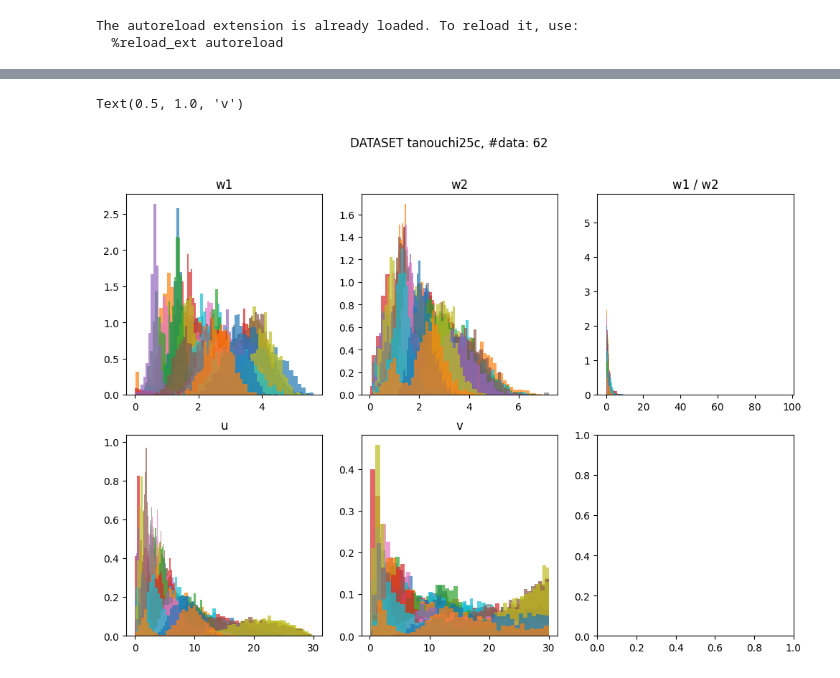
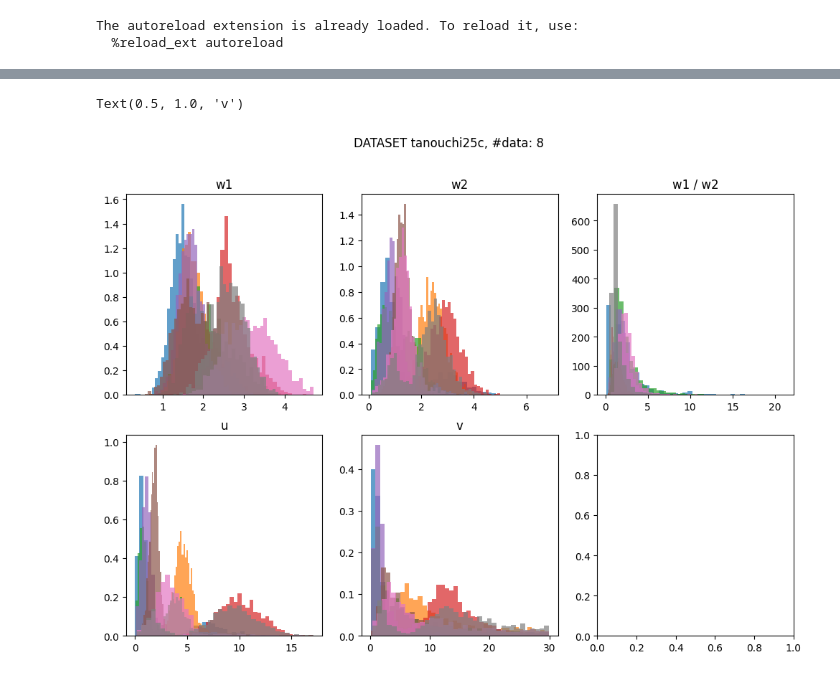
Before and after one commit to EmanueleSarte/microbial_growth, a Jupyter notebook: project_model2.ipynb, the cells around one changed output, grey strips where cells are left out. Drawn from its saved outputs; the diff is of its cells as text; code cells hidden in the pictures.

```diff
--- a/project_model2.ipynb
+++ b/project_model2.ipynb
@@ -94,7 +98,7 @@ susman18_set.df_name = "susman18"
 
 names_to_dataset_map = {d.df_name: d for d in [tanouchi25c_set, tanouchi37c_set, susman18_set]}
 
-df = tanouchi25c_set
+df = tanouchi37c_set
 WRITE_ON_FILE = True
 OUTPUT = False
 AUTO_FIND_P0 = True
@@ -102,9 +106,9 @@ FOLDER_PATH = "./results/"
 DF_NAME = df.df_name
 lineages = []
 nwalkers = 25
-chain_lenght = 3000
+chain_lenght = 5000
 discard = 1000
-thin_number = 35
+thin_number = 15
 model = Model2()
 no_model = 2
 run_id = get_run_id(model.__class__)
@@ -131,14 +135,14 @@ if USE_DATASET and START:
         v = 2.461
 
         if AUTO_FIND_P0:
-            truths = find_initial_params(df, model = no_model)
+            truths = find_initial_params(df, model_name = 'Model3')
         else:
             truths = [a, b, c, d, w2, u, v]
     elif model.__class__ == Model2:
         w1, w2, u, v = 0.5, 6, 1.7, 3.5
 
         if AUTO_FIND_P0:
-            truths = find_initial_params(df, model = no_model)
+            truths = find_initial_params(df, model_name = 'Model2')
         else:
             truths = [w1, w2, u, v]
     else:
@@ -202,8 +206,8 @@ FOLDER_PATH = "./results/"
 RUN_ID = "607015"
 
 # @@@@@@@@@@@@@@@@@@@@@@@@@@@@@@@@@@@@@@@@@@@@@@@@@@@@@@@@@@@@@@@@@@@@@@@@@
-# lineages = [58, 64]
-# dataset_results_dict = read_files(FOLDER_PATH, df_name="tanouchi25c", run_id=RUN_ID, lineages=lineages)
+# lineages = [6, 12]
+# dataset_results_dict = read_files(FOLDER_PATH, df_name="tanouchi37c", run_id=RUN_ID, lineages=lineages)
 
 # for _, data in dataset_results_dict.items():
 #     df_name, lin_id = data["dataset"], data["lineage_id"]
@@ -222,7 +226,7 @@ RUN_ID = "607015"
 # @@@@@@@@@@@@@@@@@@@@@@@@@@@@@@@@@@@@@@@@@@@@@@@@@@@@@@@@@@@@@@@@@@@@@@@@@
 
 
-lineages = []
+lineages = [1, 2, 3, 4, 5, 6, 7, 8]
 dataset_results_dict = read_files(FOLDER_PATH, df_name="tan", run_id=RUN_ID,lineages=lineages)
 
 ROWS, COLS = 2, 3
@@ -249,9 +253,9 @@ for i, data in enumerate(dataset_results_dict.values()):
     axs[0, 1].hist(flat_samples[:, 1], label=f"Lin {lin_id}", alpha=0.7,
             bins=nbins, density=True)
 
-    # plot w1 / w2
+    # plot w1 * w2
     axs[0, 2].hist(flat_samples[:, 0] / flat_samples[:, 1], label=f"Lin {lin_id}", alpha=0.7,
-            bins=nbins, density=True)
+            bins=nbins)
 
     axs[1, 0].hist(flat_samples[:, 2], label=f"Lin {lin_id}", alpha=0.7,
             bins=nbins, density=True)
@@ -293,32 +297,32 @@ axs[1, 1].set_title('v')
 #     # kappas = data["data"]["kappas"]
 #     # m_finals = data["data"]["m_finals"]
 
 #     params = {"a":results["a"][0], "b":results["b"][0], "c":results["c"][0], "d":results["d"][0],
 #               "m_f":1, "w2":results["w2"][0], "u":results["u"][0], "v":results["v"][0]}
 #     model_test = Model3(**params)
 #     params_txt = model_test.get_params_str()
 
 #     evolver_test = Evolver(model_test)
 #     evolver_test.evolve(n_div=data_length)
 
 #     fig, axs = plt.subplots(ROWS, COLS, figsize=(COLS * 4, ROWS * 4))
 
 #     model_data = [evolver_test.spans]
 #     for i in range(evolver_test.params.shape[1]): # the order is defined in the __init__ method of the model
 #         model_data.append(evolver_test.params[:, i])
 
 #     params_labels = ["Lifetime"] + model_test.var_params_label
 #     for j, value in enumerate(data["data"]):
 #         nbins = int(np.sqrt(len(model_data[j])))
 
 #         index = (j // COLS, j % COLS)
 #         axs[index].hist(model_data[j], label="Generated", density=True, alpha=0.7, bins=nbins)
 #         axs[index].hist(value, label="Lineage", density=True, alpha=0.7, bins=nbins)
 #         axs[index].set_title(params_labels[j])
 #         axs[index].legend()
 
 #     fig.suptitle(f"{DF_NAME} lineage: {lin_id}, params: {params_txt}", wrap=True)
 # %% [output]
 Text(0.5, 1.0, 'v')
-[figure, old version]
+[figure, new version]
 # %%
```
Also changed, not shown: parts of 2 cells of this notebook.
